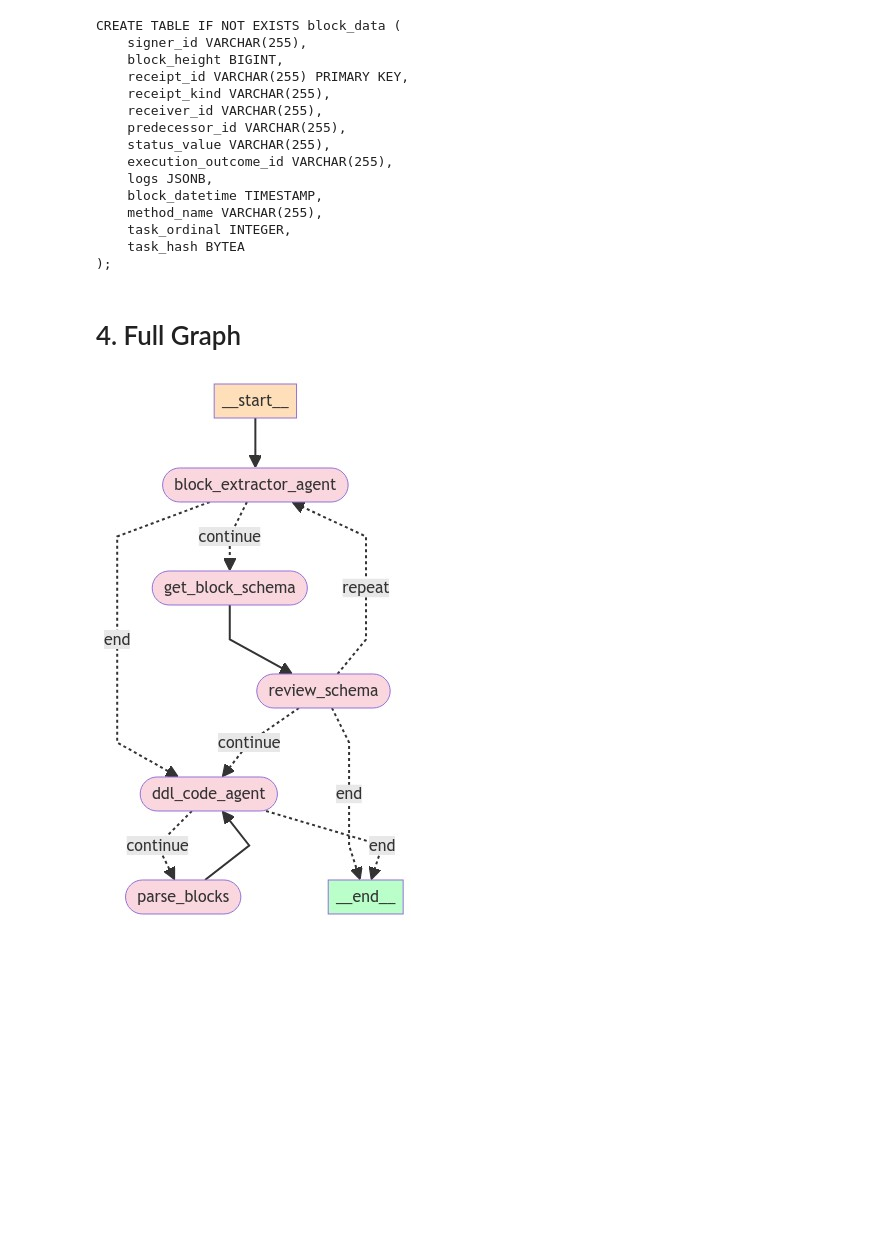
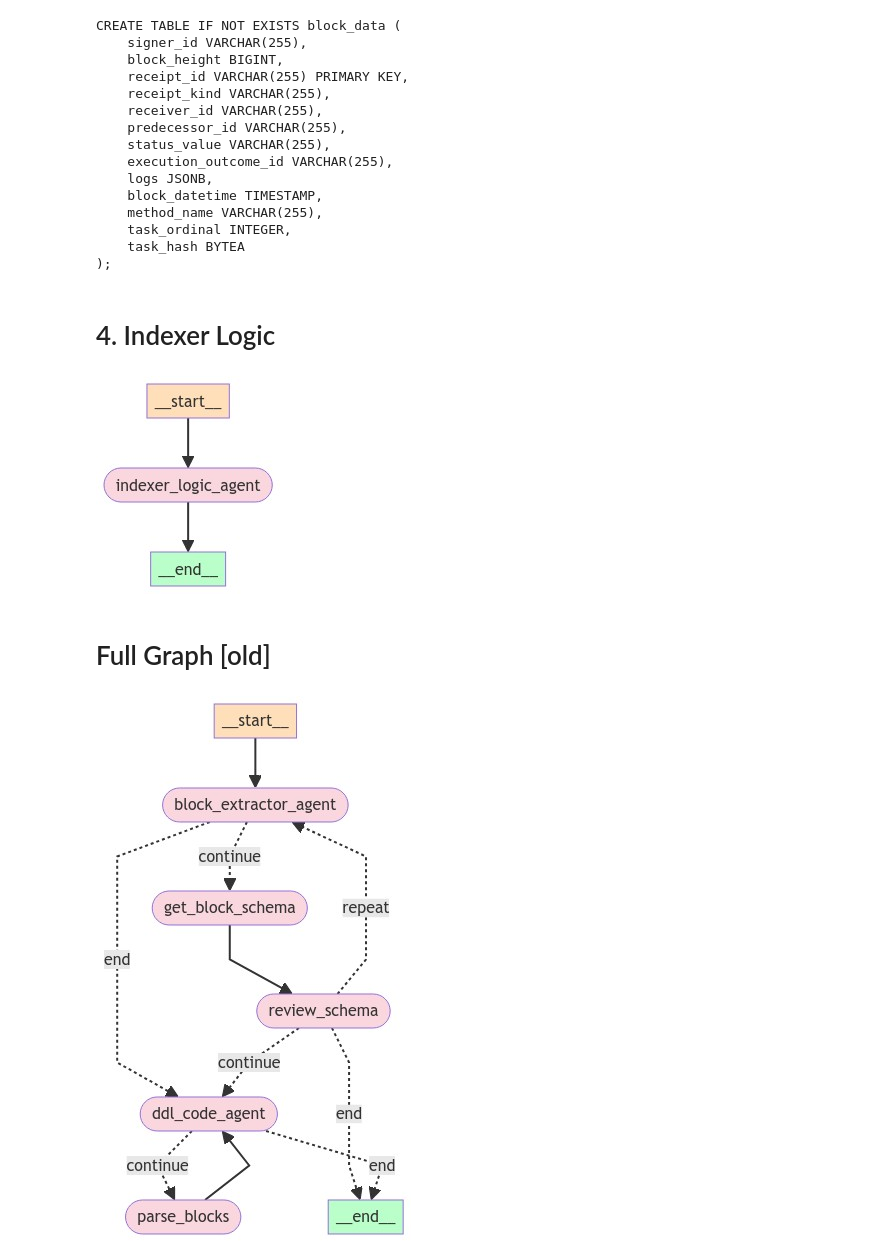
Before and after one commit to near/indexer-agent, a Jupyter notebook: SP_Agent_v1.ipynb, the cells around one changed output. Cells and saved outputs as stored; diff of their text form; code cells hidden in the pictures; blank space fills up the shorter version.

```diff
--- a/SP_Agent_v1.ipynb
+++ b/SP_Agent_v1.ipynb
@@ -486,3 +488,5 @@ CREATE TABLE IF NOT EXISTS block_data (
 # For example block_data should become BlockData
 # 2. Don't use a for loop to insert data, map the data variables and feed them into the upsert
 # 3. Make sure to include the previous JS (extract data for the final output)
+# %% [markdown]
+# 4. Indexer Logic
@@ -488,0 +498,43 @@ CREATE TABLE IF NOT EXISTS block_data (
+# %%
+from agents.IndexerLogicAgent import indexer_logic_agent_model,IndexerLogicAgent
+
+## Create IndexerLogic Graph
+from langgraph.graph import END, StateGraph
+
+indexer_logic_agent_model = indexer_logic_agent_model() #v2 no documentation
+indexer_logic_agent = IndexerLogicAgent(indexer_logic_agent_model)
+
+# Conditional Logic
+def indexer_logic_agent_router(state):
+    iterations = state.iterations
+    if iterations > 3:
+        return "end"
+    else:
+        return "reflect"
+
+# Generate Graph
+workflow = StateGraph(GraphState)
+
+## Define the Agent nodes
+workflow.add_node("indexer_logic_agent", indexer_logic_agent.call_model)  # Plan the process
+# workflow.add_node("reflect_indexer_logic", indexer_logic_agent.reflection)  # Plan the process
+
+## Add Edges
+workflow.set_entry_point("indexer_logic_agent")
+# workflow.add_edge("reflect_indexer_logic","indexer_logic_agent")
+workflow.add_edge("indexer_logic_agent",END)
+
+# workflow.add_conditional_edges(
+#     "indexer_logic_agent",
+#     indexer_logic_agent_router,
+#     {
+#         "reflect":"reflect_indexer_logic",
+#         "end": END,
+#     }
+# )
+
+
+il_app = workflow.compile()
+display(Image(il_app.get_graph(xray=True).draw_mermaid_png()))
+# %% [output]
+[figure, added]
@@ -489,5 +565,5 @@ CREATE TABLE IF NOT EXISTS block_data (
 # %% [markdown]
-# 4. Full Graph
+# Full Graph [old]
 # %%
 # Conditional Edge logic
 def should_block_schema_continue(state):
```
Also changed, not shown: parts of 6 cells of this notebook, 13 other files.
